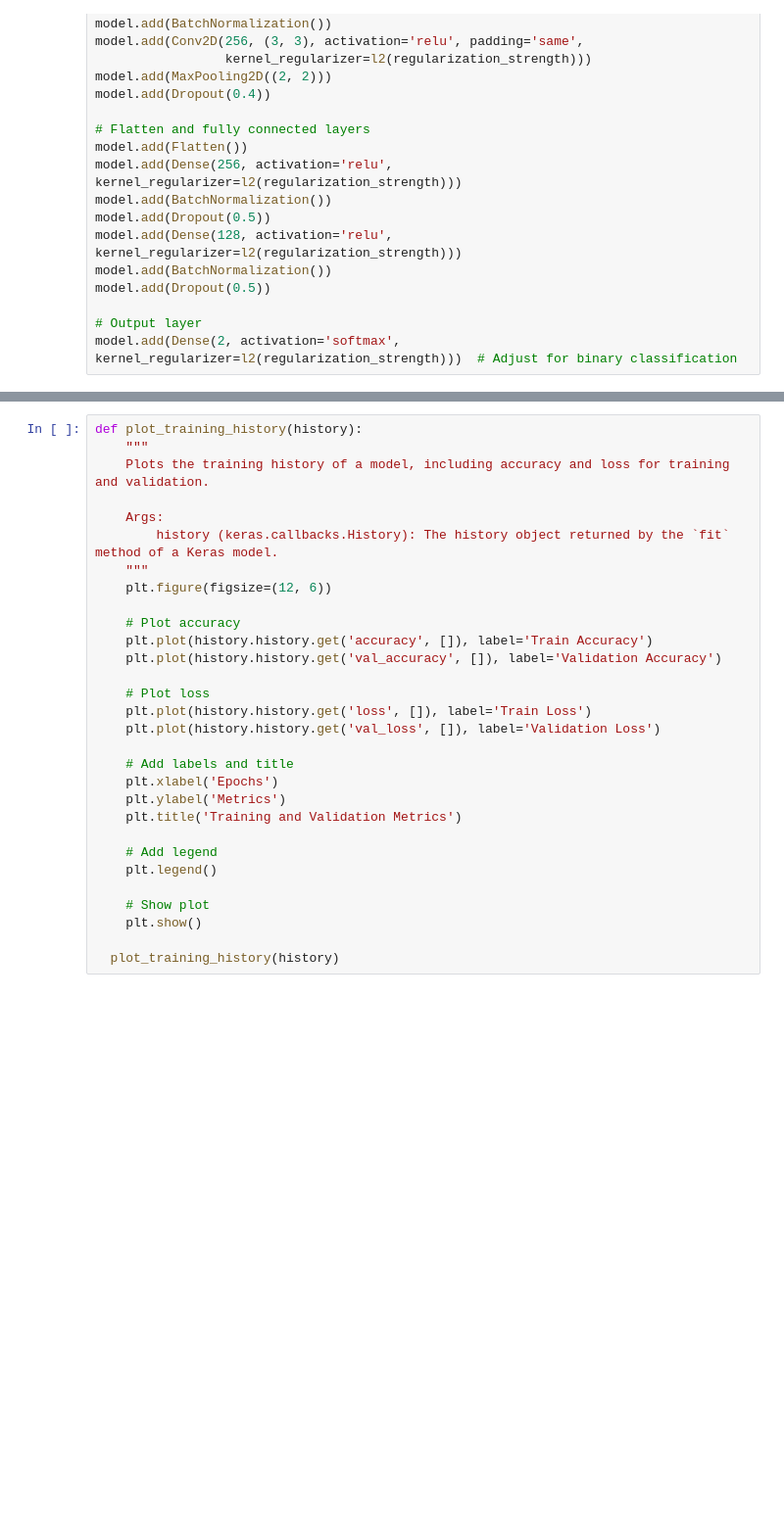
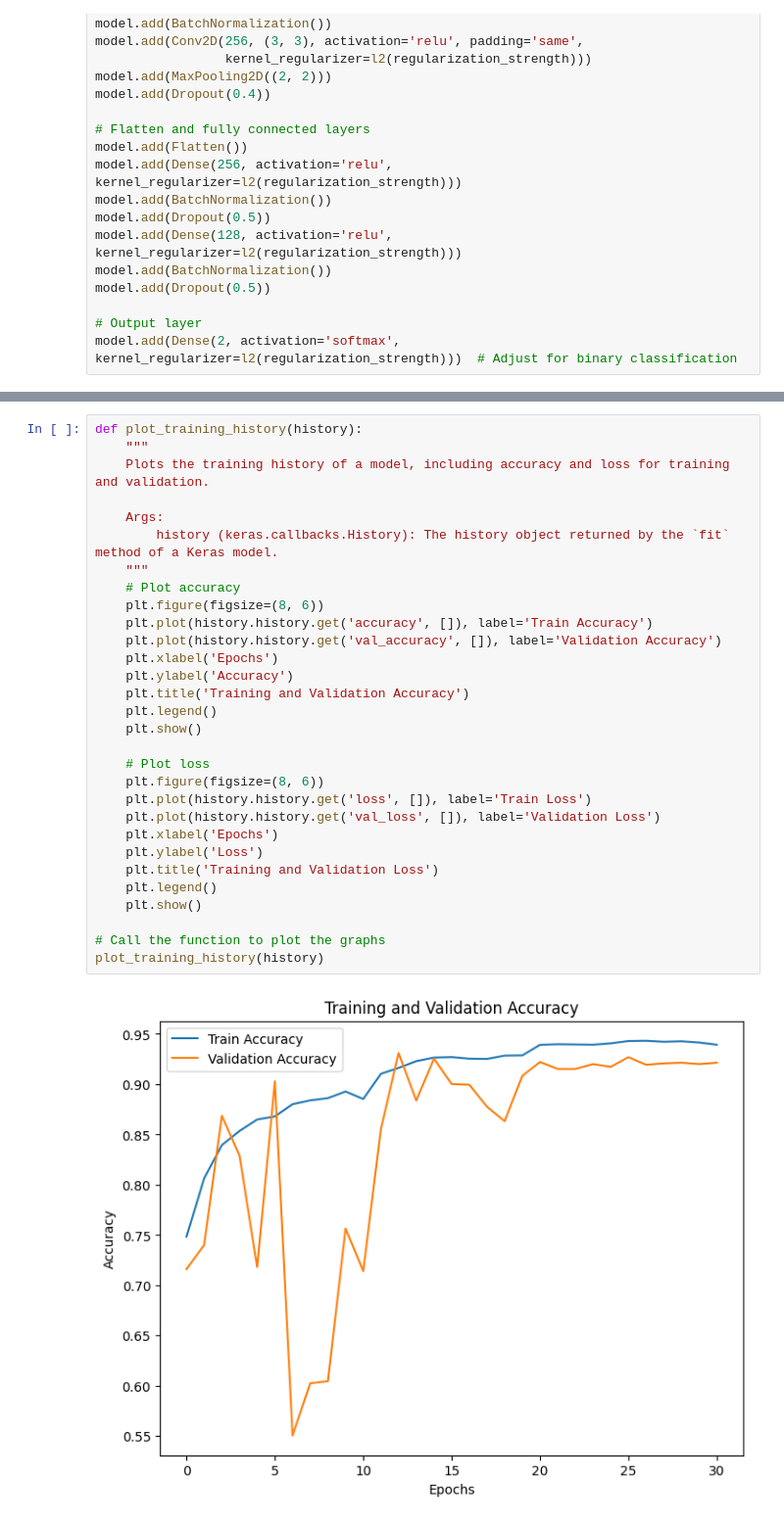
Before and after one commit to HamzaQureshi12/My_Project_Code_For_Breast_Cancer_Classification, a Jupyter notebook: Breast_Cancer_Classification_Code.ipynb, the cells around one changed output, grey strips where cells are left out. Shown at 98% size. Saved outputs shown, nothing was run; the diff lists cells and outputs as text; blank space fills up the shorter version.

```diff
--- a/Breast_Cancer_Classification_Code.ipynb
+++ b/Breast_Cancer_Classification_Code.ipynb
@@ -326,30 +361,32 @@ KeyboardInterrupt:
 # %%
 def plot_training_history(history):
     """
     Plots the training history of a model, including accuracy and loss for training and validation.
 
     Args:
         history (keras.callbacks.History): The history object returned by the `fit` method of a Keras model.
     """
-    plt.figure(figsize=(12, 6))
-
     # Plot accuracy
+    plt.figure(figsize=(8, 6))
     plt.plot(history.history.get('accuracy', []), label='Train Accuracy')
     plt.plot(history.history.get('val_accuracy', []), label='Validation Accuracy')
+    plt.xlabel('Epochs')
+    plt.ylabel('Accuracy')
+    plt.title('Training and Validation Accuracy')
+    plt.legend()
+    plt.show()
 
     # Plot loss
+    plt.figure(figsize=(8, 6))
     plt.plot(history.history.get('loss', []), label='Train Loss')
     plt.plot(history.history.get('val_loss', []), label='Validation Loss')
-
-    # Add labels and title
     plt.xlabel('Epochs')
-    plt.ylabel('Metrics')
-    plt.title('Training and Validation Metrics')
-
-    # Add legend
+    plt.ylabel('Loss')
+    plt.title('Training and Validation Loss')
     plt.legend()
-
-    # Show plot
     plt.show()
 
-  plot_training_history(history)
+# Call the function to plot the graphs
+plot_training_history(history)
+# %% [output]
+[figure, added]
```
Also changed, not shown: parts of 12 cells of this notebook.
